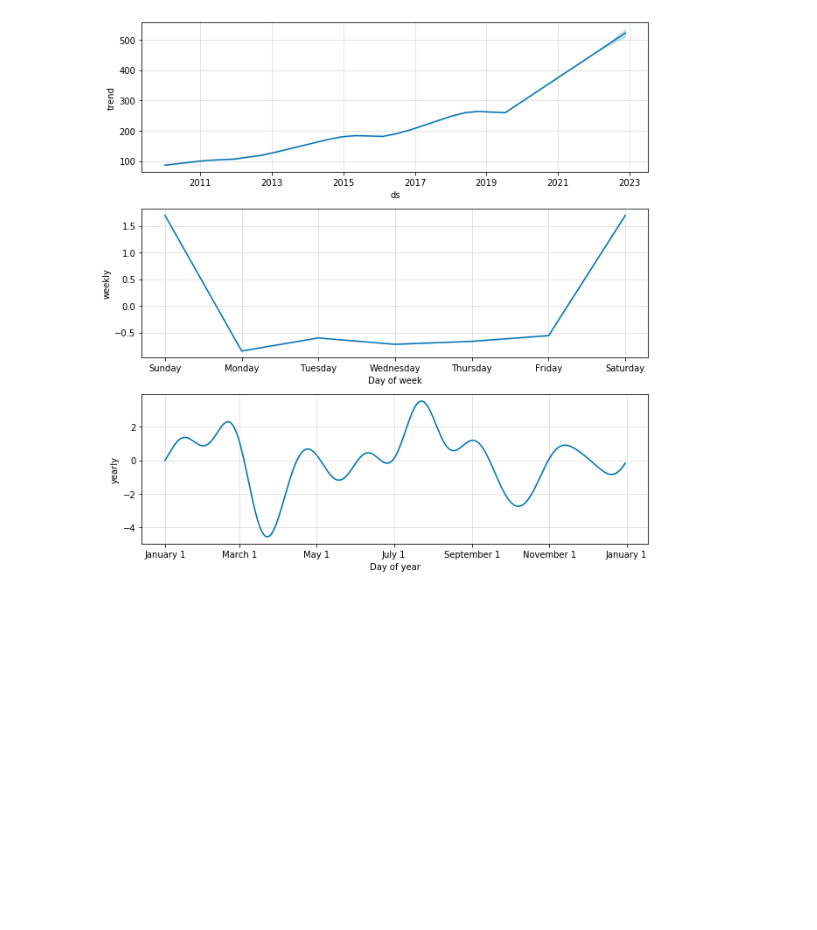
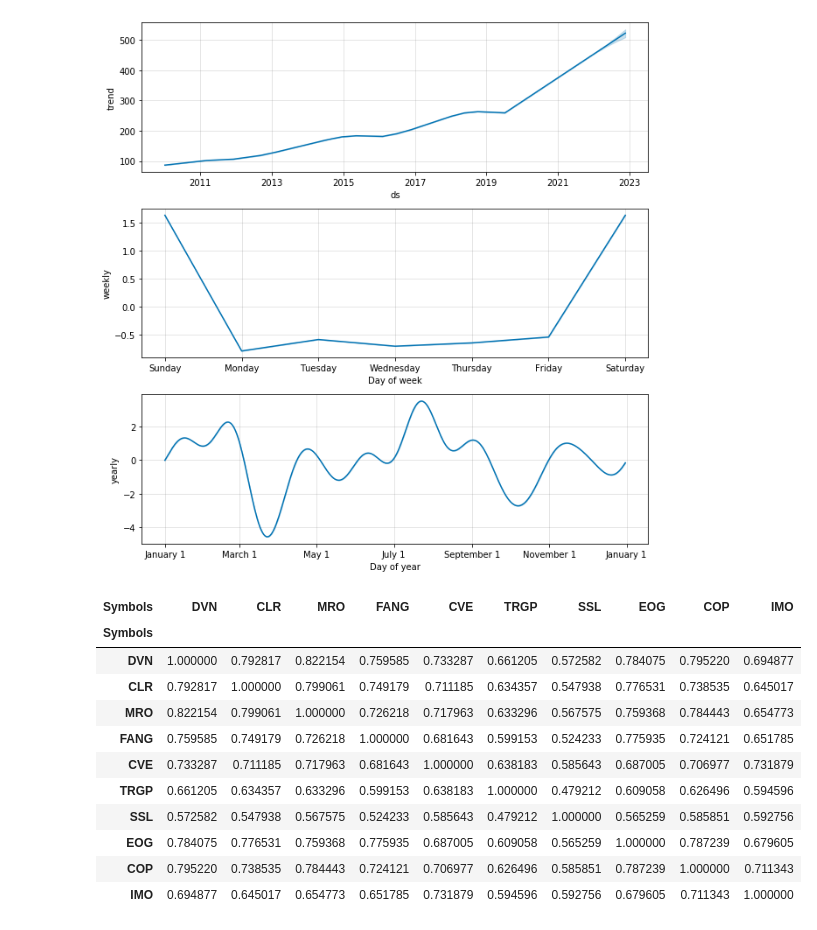
Before and after one commit to SirusAI/Prophet-Stock-Price-Prediction, a Jupyter notebook: Prophet Stock Price Prediction.ipynb, the cells around one changed output. Saved outputs shown, nothing was run; the diff lists cells and outputs as text; code cells hidden in the pictures; blank space fills up the shorter version.

```diff
--- a/Prophet Stock Price Prediction.ipynb
+++ b/Prophet Stock Price Prediction.ipynb
@@ -18,3 +18,25 @@ test_ticker.predict(days)
 test_ticker.trend_analizer(days)
 # %% [output]
 [figure]
+# %%
+# using Corranalyzer to see daily return correlation of each stocks
+from metaprodictor import Corranalyzer
+
+ticker_group = ['DVN','CLR','MRO','FANG','CVE','TRGP','SSL','EOG','COP','IMO']
+highlight = 0.78
+
+b = Corranalyzer(ticker_group)
+b.mitrixCorrl()
+# %% [output]
+| Symbols | DVN | CLR | MRO | FANG | CVE | TRGP | SSL | EOG | COP | IMO |
+| Symbols |  |  |  |  |  |  |  |  |  |  |
+| DVN | 1.000000 | 0.792817 | 0.822154 | 0.759585 | 0.733287 | 0.661205 | 0.572582 | 0.784075 | 0.795220 | 0.694877 |
+| CLR | 0.792817 | 1.000000 | 0.799061 | 0.749179 | 0.711185 | 0.634357 | 0.547938 | 0.776531 | 0.738535 | 0.645017 |
+| MRO | 0.822154 | 0.799061 | 1.000000 | 0.726218 | 0.717963 | 0.633296 | 0.567575 | 0.759368 | 0.784443 | 0.654773 |
+| FANG | 0.759585 | 0.749179 | 0.726218 | 1.000000 | 0.681643 | 0.599153 | 0.524233 | 0.775935 | 0.724121 | 0.651785 |
+| CVE | 0.733287 | 0.711185 | 0.717963 | 0.681643 | 1.000000 | 0.638183 | 0.585643 | 0.687005 | 0.706977 | 0.731879 |
+| TRGP | 0.661205 | 0.634357 | 0.633296 | 0.599153 | 0.638183 | 1.000000 | 0.479212 | 0.609058 | 0.626496 | 0.594596 |
+| SSL | 0.572582 | 0.547938 | 0.567575 | 0.524233 | 0.585643 | 0.479212 | 1.000000 | 0.565259 | 0.585851 | 0.592756 |
+| EOG | 0.784075 | 0.776531 | 0.759368 | 0.775935 | 0.687005 | 0.609058 | 0.565259 | 1.000000 | 0.787239 | 0.679605 |
+| COP | 0.795220 | 0.738535 | 0.784443 | 0.724121 | 0.706977 | 0.626496 | 0.585851 | 0.787239 | 1.000000 | 0.711343 |
+| IMO | 0.694877 | 0.645017 | 0.654773 | 0.651785 | 0.731879 | 0.594596 | 0.592756 | 0.679605 | 0.711343 | 1.000000 |
```
Also changed, not shown: parts of 1 cell of this notebook.
